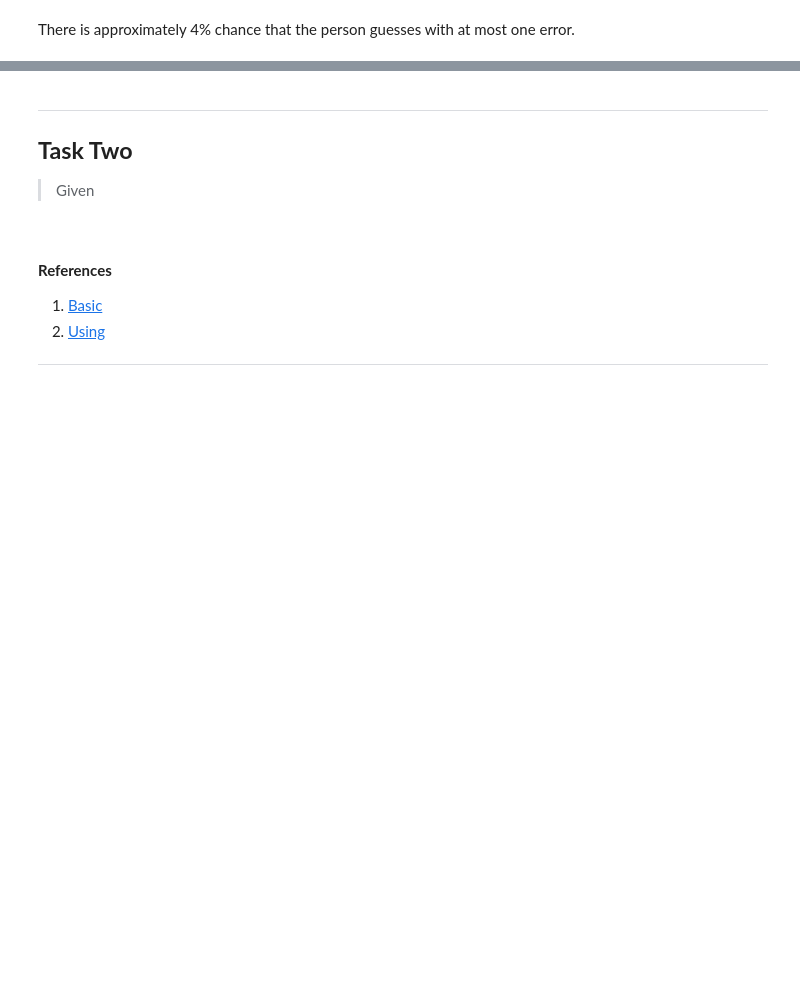
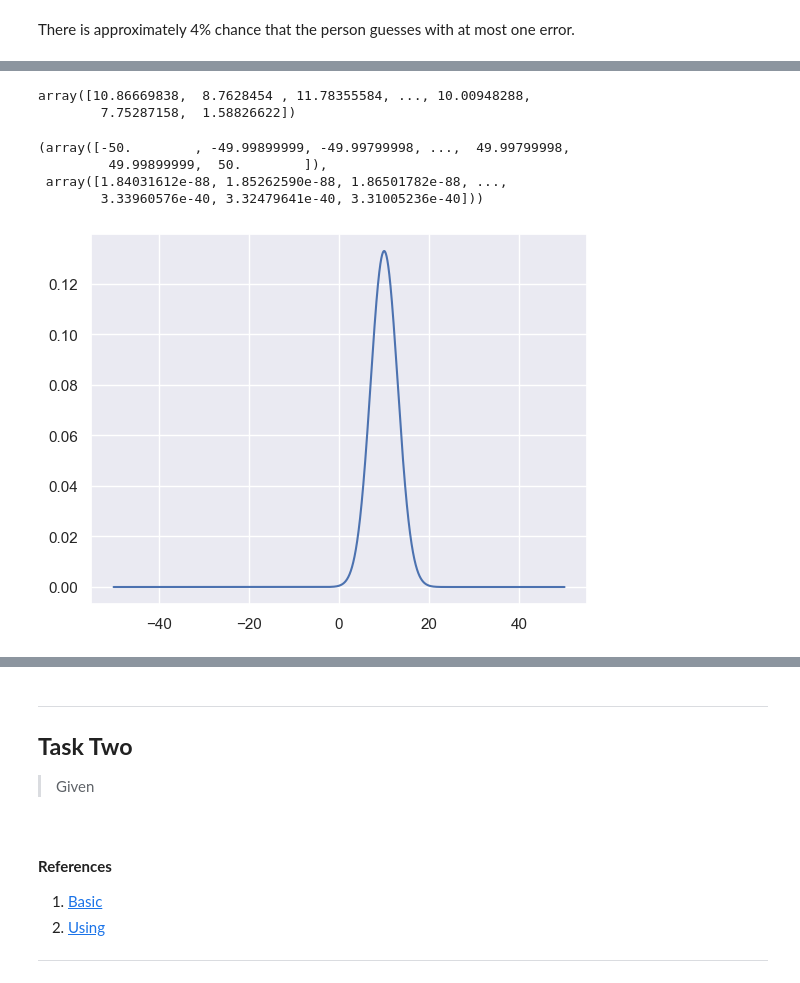
Before and after one commit to damienfarrell/applied-statistics, a Jupyter notebook: tasks.ipynb, the cells around one changed output, grey strips where cells are left out. Cells and saved outputs as stored; diff of their text form; code cells hidden in the pictures; blank space fills up the shorter version.

```diff
--- a/tasks.ipynb
+++ b/tasks.ipynb
@@ -79,0 +102,38 @@ There is approximately 4% chance that the person guesses with at most one error.
+# %%
+# Generate a random normal sample.
+data = np.random.normal(10, 3, 100_000)
+
+# Show.
+data
+# %% [output]
+array([10.86669838,  8.7628454 , 11.78355584, ..., 10.00948288,
+        7.75287158,  1.58826622])
+# %%
+def f(x, mu=10.0, sigma=3.0):
+  # The normalisation constant.
+  norm = 1.0 / np.sqrt(2.0 * np.pi * sigma**2)
+
+  # f(x)
+  return norm * np.exp(-(x - mu)**2 / (2.0 * sigma**2))
+# %%
+# Create an x range.
+x = np.linspace(-50, 50, 100_000)
+
+# Get y values.
+y = f(x)
+
+# Show.
+x, y
+# %% [output]
+(array([-50.        , -49.99899999, -49.99799998, ...,  49.99799998,
+         49.99899999,  50.        ]),
+ array([1.84031612e-88, 1.85262590e-88, 1.86501782e-88, ...,
+        3.33960576e-40, 3.32479641e-40, 3.31005236e-40]))
+# %%
+# Create an empty plot.
+fig, ax = plt.subplots()
+
+# Plot the function.
+ax.plot(x, y);
+# %% [output]
+[figure, added]
```
Also changed, not shown: parts of 5 cells of this notebook.
